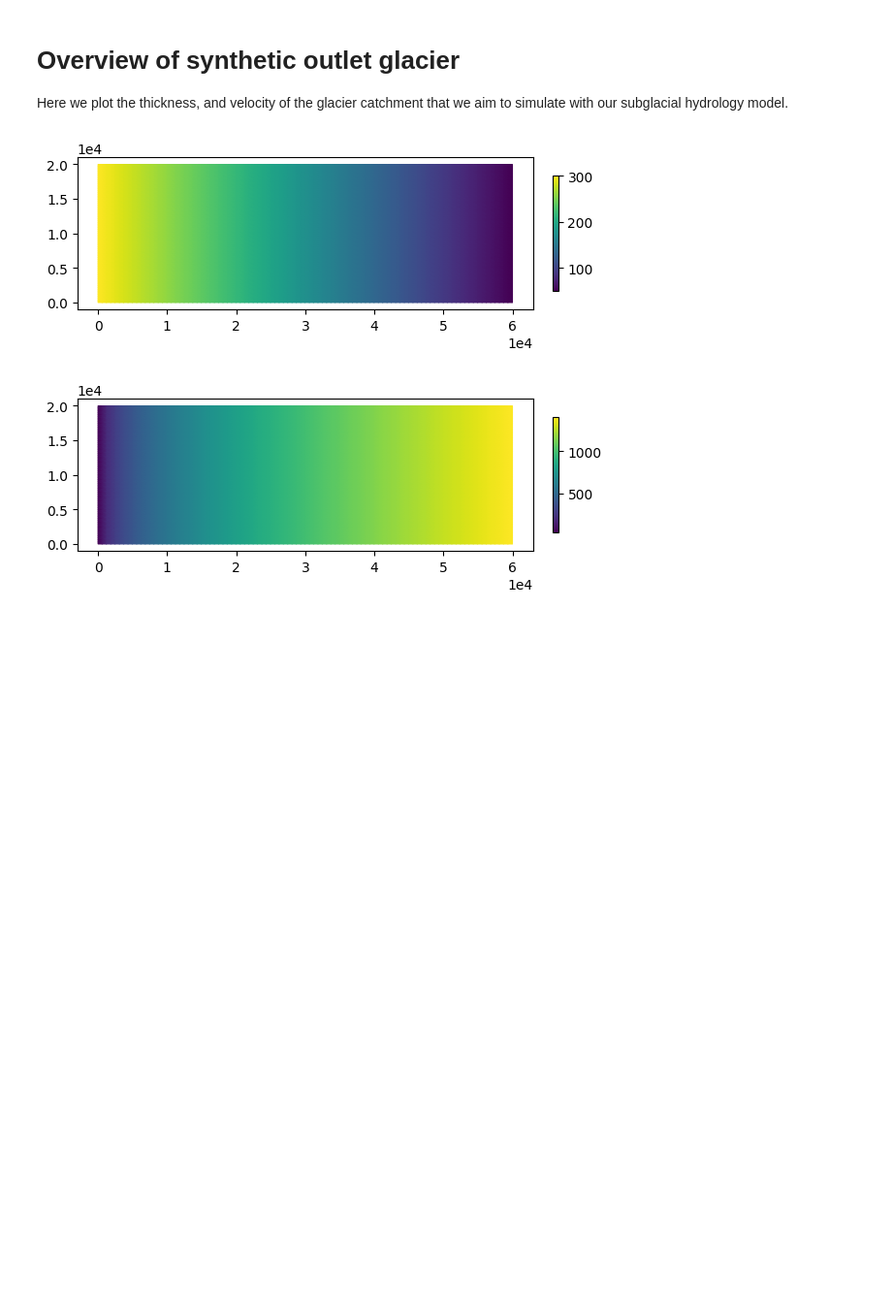
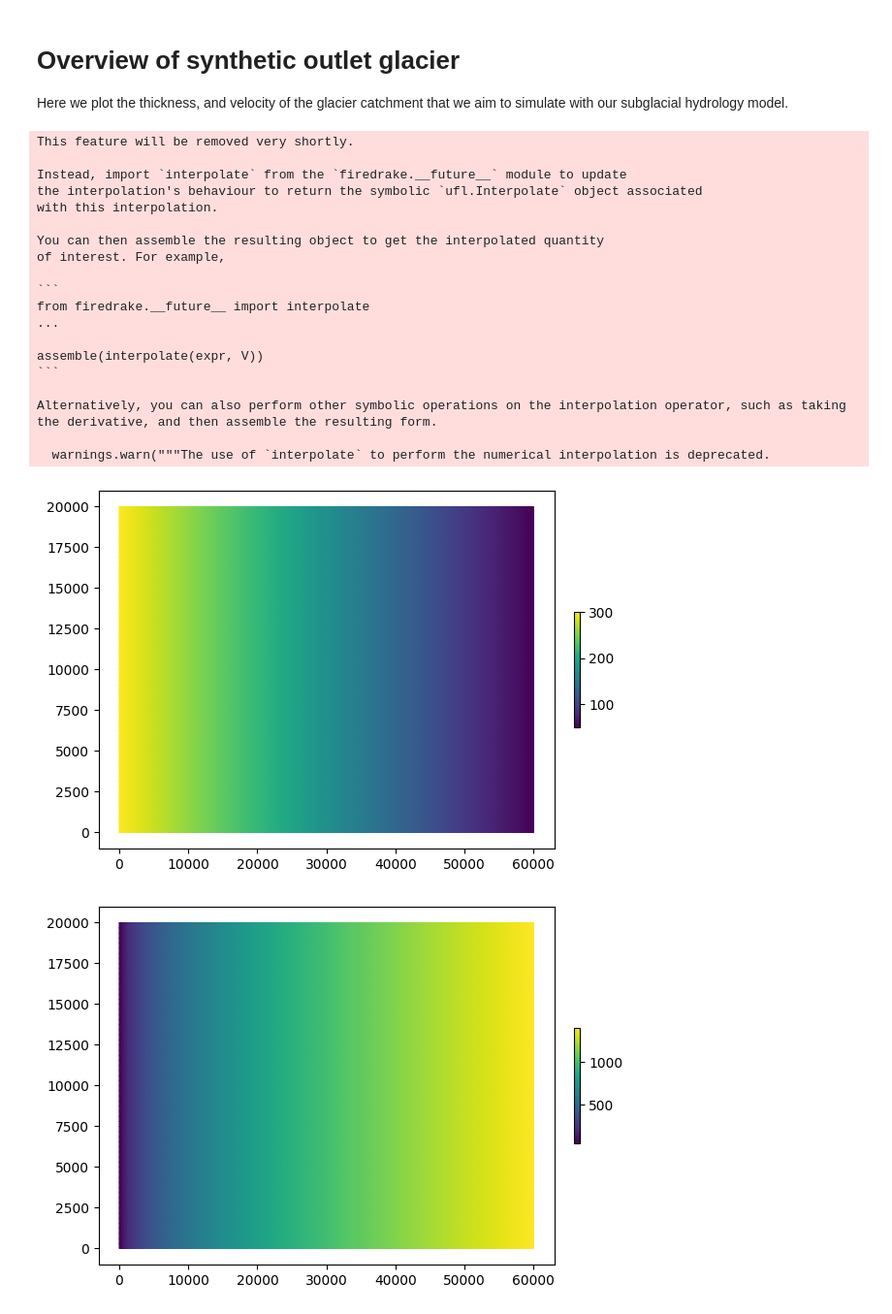
Before and after one commit to hoffmaao/hydropack, a Jupyter notebook: notebooks/glads.ipynb, the cells around one changed output. Shown at 97% size. Drawn from its saved outputs; the diff is of its cells as text; code cells hidden in the pictures; blank space fills up the shorter version.

````diff
--- a/notebooks/glads.ipynb
+++ b/notebooks/glads.ipynb
@@ -73,18 +134,36 @@ bc = firedrake.DirichletBC(Q,phi_0,1)
 # Overview of synthetic outlet glacier
 Here we plot the thickness, and velocity of the glacier catchment that we aim to simulate with our subglacial hydrology model.
 # %%
-import icepack.plot
-
-fig, axes = icepack.plot.subplots()
+fig, axes = plt.subplots()
 colors = firedrake.tripcolor(firedrake.interpolate(u_b * 31536000.0,Q), axes=axes)
 fig.colorbar(colors, ax=axes, fraction=0.012, pad=0.04);
 
-fig, axes = icepack.plot.subplots()
+fig, axes = plt.subplots()
 colors = firedrake.tripcolor(thickness, axes=axes)
 fig.colorbar(colors, ax=axes, fraction=0.012, pad=0.04);
 # %% [output]
+This feature will be removed very shortly.
+
+Instead, import `interpolate` from the `firedrake.__future__` module to update
+the interpolation's behaviour to return the symbolic `ufl.Interpolate` object associated
+with this interpolation.
+
+You can then assemble the resulting object to get the interpolated quantity
+of interest. For example,
+
+```
+from firedrake.__future__ import interpolate
+...
+
+assemble(interpolate(expr, V))
+```
+
+Alternatively, you can also perform other symbolic operations on the interpolation operator, such as taking
+the derivative, and then assemble the resulting form.
+
+  warnings.warn("""The use of `interpolate` to perform the numerical interpolation is deprecated.
-[figure, old version]
+[figure, new version]
-[figure, old version]
+[figure, new version]
 # %%
 model_inputs = {}
 model_inputs['mesh'] = mesh
````
Also changed, not shown: parts of 10 cells of this notebook, 14 other files.
